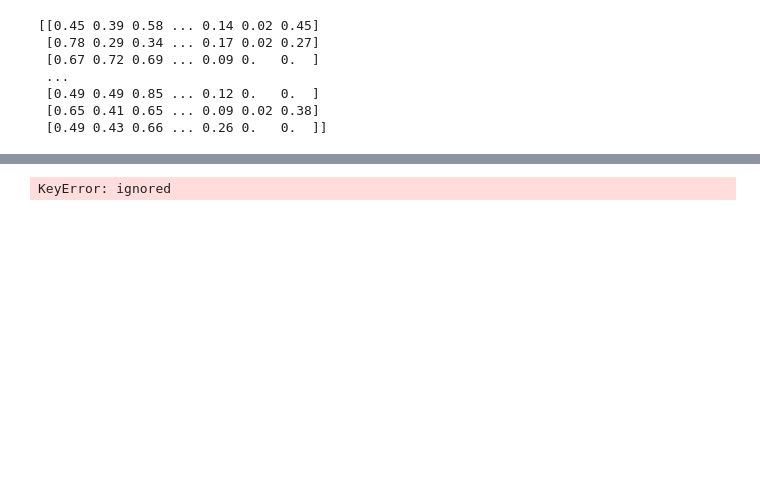
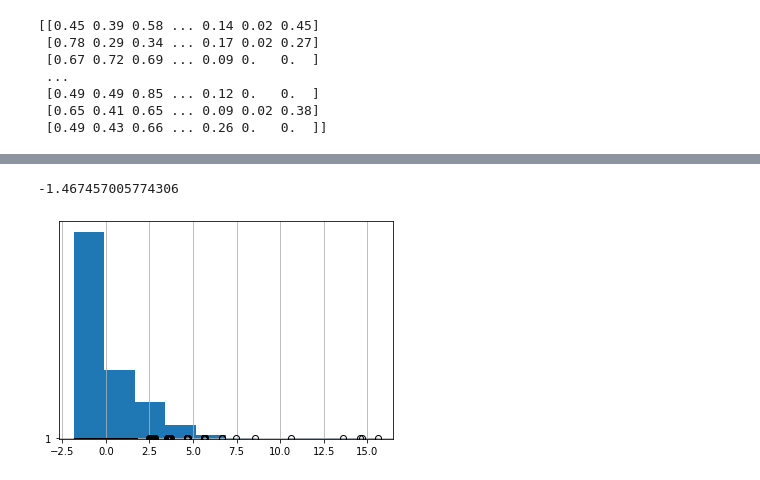
Before and after one commit to jhansanchez/caso_salud, a Jupyter notebook: Caso_salud.ipynb, the cells around one changed output, grey strips where cells are left out. Cells and saved outputs as stored; diff of their text form; code cells hidden in the pictures; blank space fills up the shorter version.

Commit message:
Modelos, hiperparámetros y despliegue

```diff
--- a/Caso_salud.ipynb
+++ b/Caso_salud.ipynb
@@ -1527,3 +1627,0 @@ X3=X[var_names]
-# %%
-var_names= sel_variables(modelos,X,y,SelectFromModel,np,threshold="6*mean")
-var_names.shape
@@ -1698,4 +1870,0 @@ train_test_rf["test_score"].mean()
-# %%
-base_completa_pos = base_completa_pos.drop(['Tipo identificacion', 'Fecha ingreso clinica', 'Fecha salida', 'Alta medica', 'Dxprincipal egreso cod', 'Causa basica muerte','Causa basica muerte cod','Profesional especialidad', 'Quinquenio','Microalbuminuria','Hormona estimulante de la tiroides (tsh)'], axis = 1)
-# %% [output]
-KeyError: ignored
@@ -1708,0 +1871,16 @@ df_dummies_pos
+# %%
+train_test_dt["test_score"].mean()
+# %% [output]
+-1.467457005774306
+# %%
+predictions=cross_val_predict(modelo_finalRF,X2,y,cv=5)
+
+pred=pd.DataFrame(predictions,columns=['pred'])
+pdy=y.to_frame()
+error=pdy['Hospitalizaciones']-pred['pred']
+error.hist()
+
+plt.boxplot(error,vert=False)
+plt.show()
+# %% [output]
+[figure, added]
```
Also changed, not shown: parts of 173 cells of this notebook.
